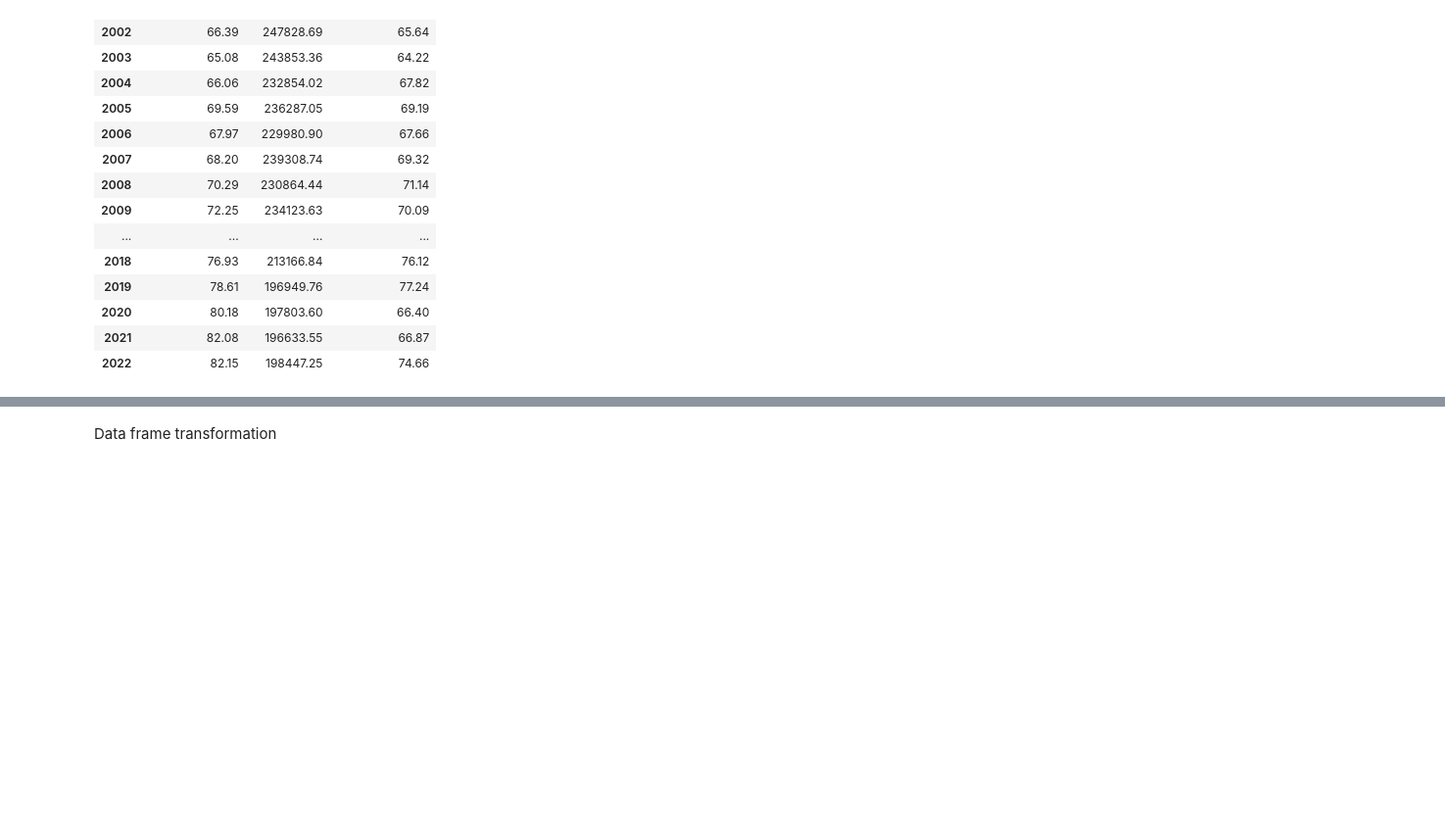
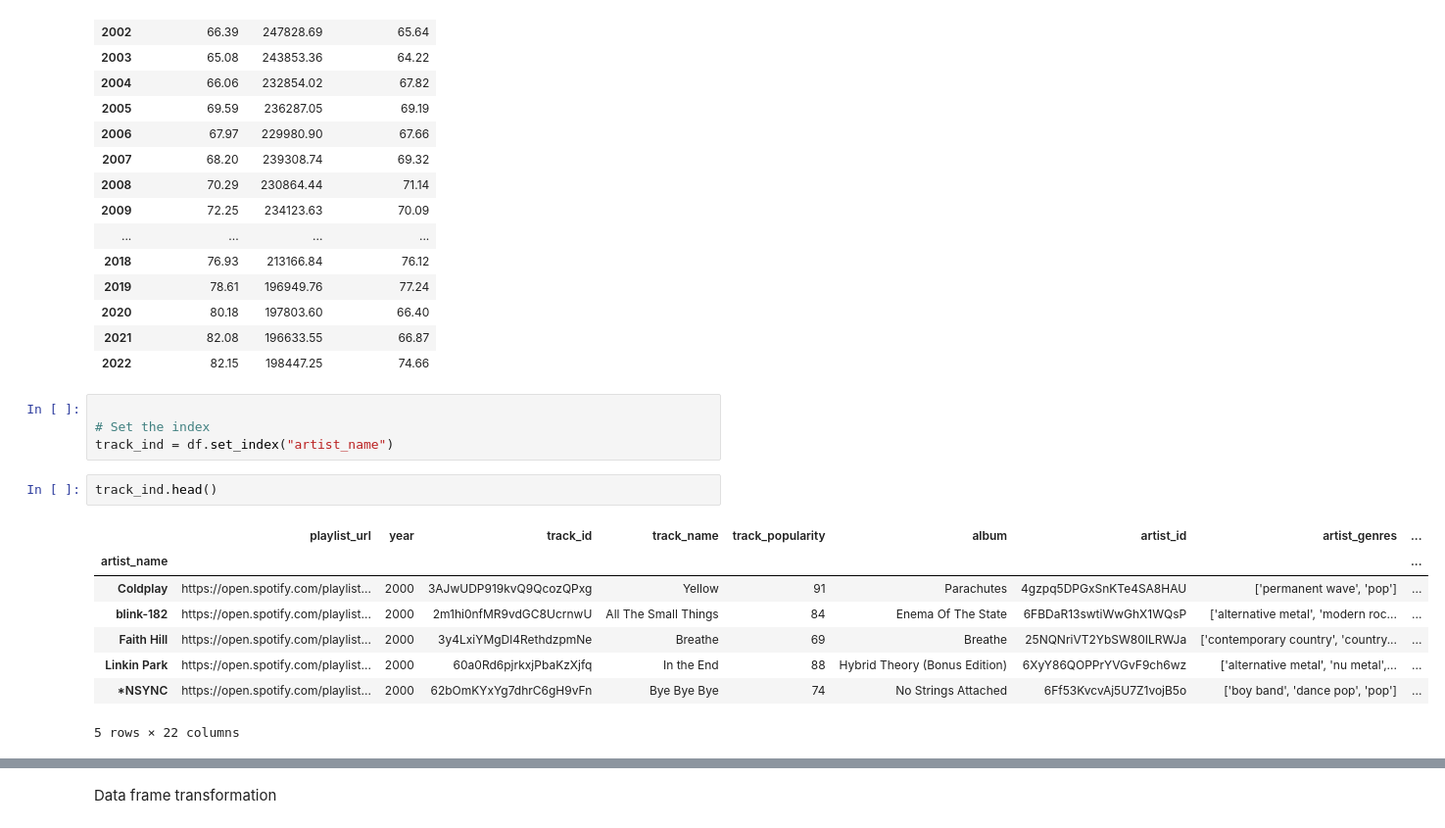
Before and after one commit to zayazaku/data_analysis, a Jupyter notebook: Spotify.ipynb, the cells around one changed output, grey strips where cells are left out. Shown: that part at 98% size. Cells and saved outputs as stored; diff of their text form; blank space fills up the shorter version.

```diff
--- a/Spotify.ipynb
+++ b/Spotify.ipynb
@@ -429,3 +414,18 @@ df.pivot_table(['artist_popularity', 'track_popularity', 'duration_ms'],
 | 2020 | 80.18 | 197803.60 | 66.40 |
 | 2021 | 82.08 | 196633.55 | 66.87 |
 | 2022 | 82.15 | 198447.25 | 74.66 |
+# %%
+
+# Set the index
+track_ind = df.set_index("artist_name")
+# %%
+track_ind.head()
+# %% [output]
+|  | playlist_url | year | track_id | track_name | track_popularity | album | artist_id | artist_genres | ... |
+| artist_name |  |  |  |  |  |  |  |  | ... |
+| Coldplay | https://open.spotify.com/playlist... | 2000 | 3AJwUDP919kvQ9QcozQPxg | Yellow | 91 | Parachutes | 4gzpq5DPGxSnKTe4SA8HAU | ['permanent wave', 'pop'] | ... |
+| blink-182 | https://open.spotify.com/playlist... | 2000 | 2m1hi0nfMR9vdGC8UcrnwU | All The Small Things | 84 | Enema Of The State | 6FBDaR13swtiWwGhX1WQsP | ['alternative metal', 'modern roc... | ... |
+| Faith Hill | https://open.spotify.com/playlist... | 2000 | 3y4LxiYMgDl4RethdzpmNe | Breathe | 69 | Breathe | 25NQNriVT2YbSW80ILRWJa | ['contemporary country', 'country... | ... |
+| Linkin Park | https://open.spotify.com/playlist... | 2000 | 60a0Rd6pjrkxjPbaKzXjfq | In the End | 88 | Hybrid Theory (Bonus Edition) | 6XyY86QOPPrYVGvF9ch6wz | ['alternative metal', 'nu metal',... | ... |
+| *NSYNC | https://open.spotify.com/playlist... | 2000 | 62bOmKYxYg7dhrC6gH9vFn | Bye Bye Bye | 74 | No Strings Attached | 6Ff53KvcvAj5U7Z1vojB5o | ['boy band', 'dance pop', 'pop'] | ... |
+5 rows × 22 columns
```
Also changed, not shown: parts of 27 cells of this notebook.
